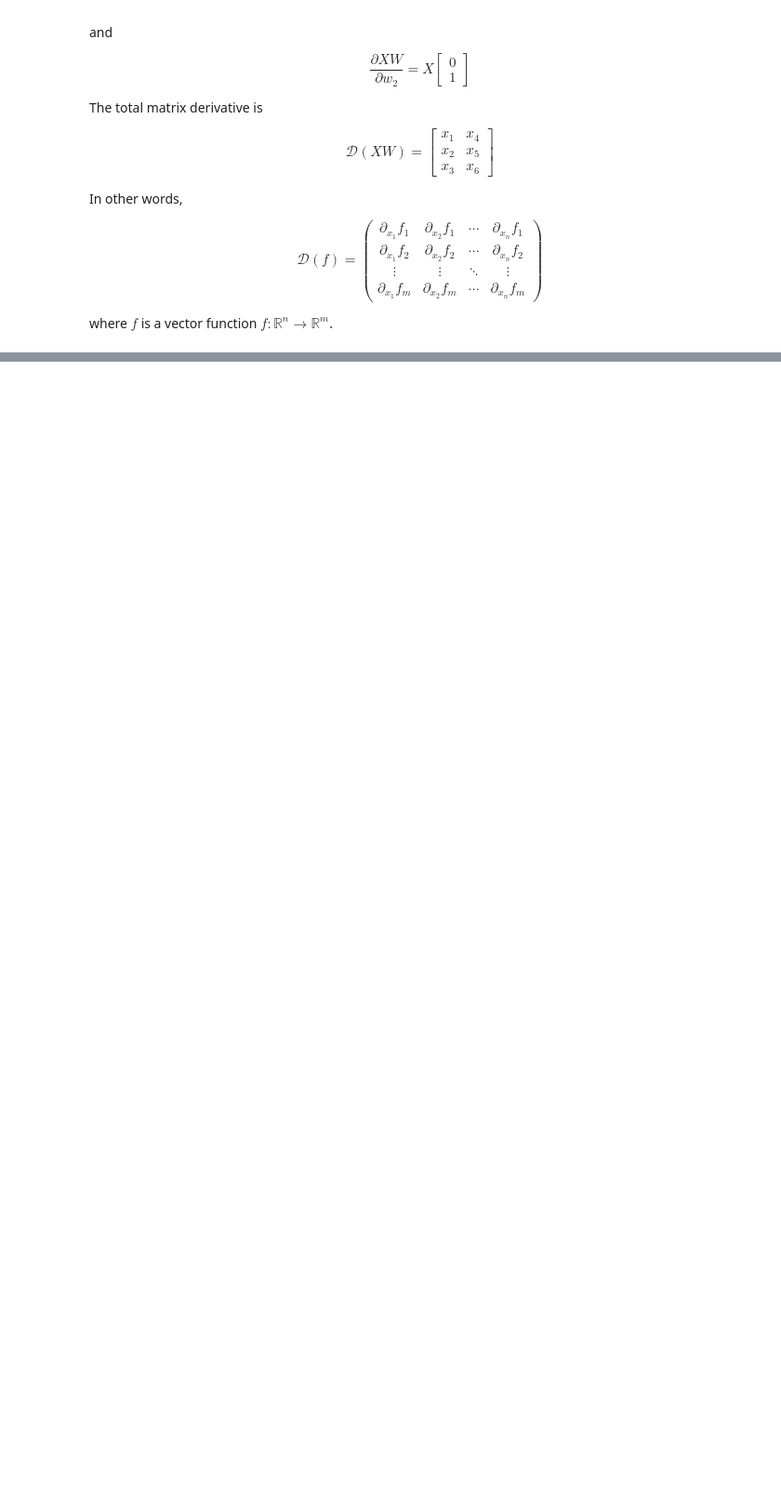
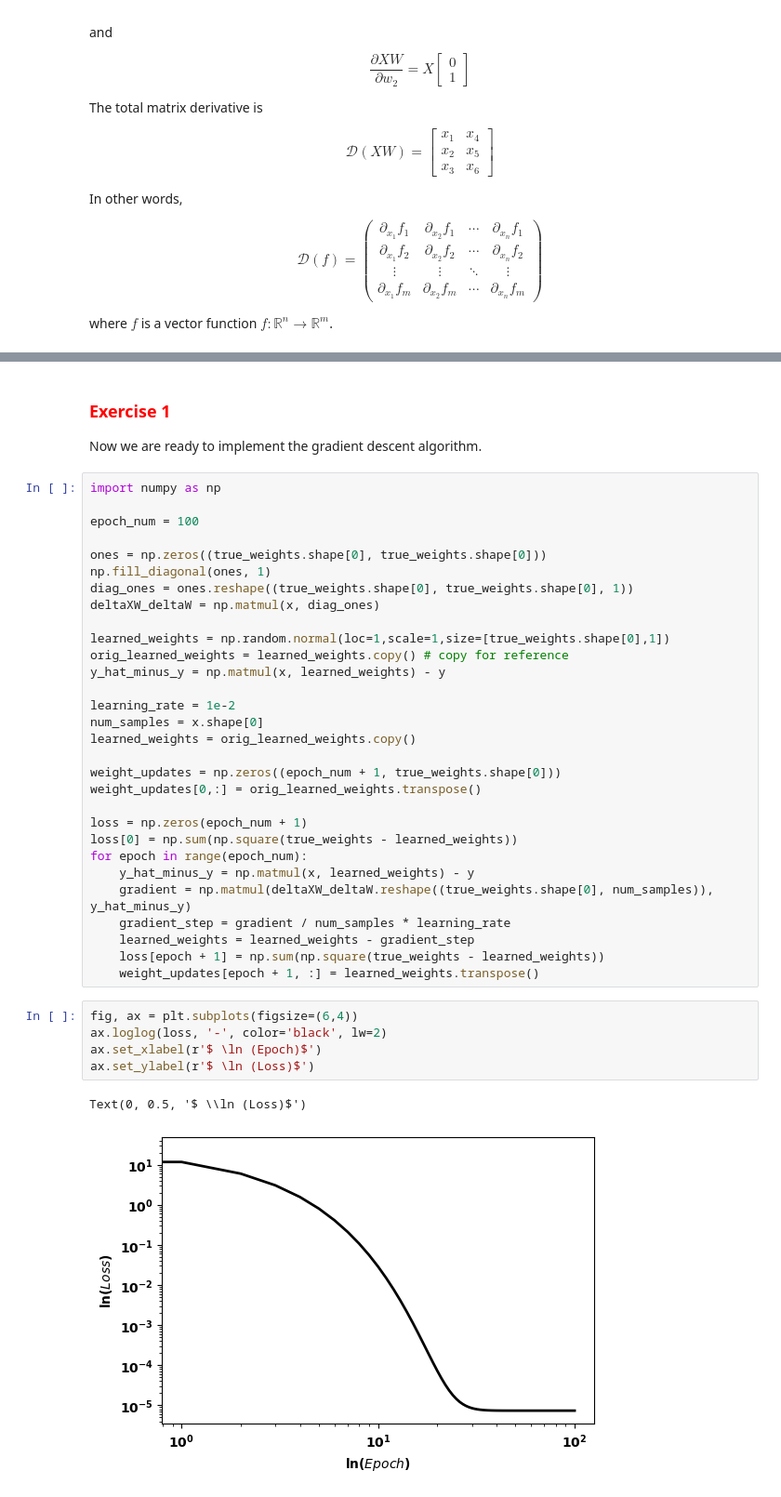
Before and after one commit to christianlange196/ImageProcessing, a Jupyter notebook: labs/accelerometer/test.ipynb, the cells around one changed output, grey strips where cells are left out. Shown at 93% size. Cells and saved outputs as stored; diff of their text form; blank space fills up the shorter version.

Commit message:
Add gradient descent

```diff
--- a/labs/accelerometer/test.ipynb
+++ b/labs/accelerometer/test.ipynb
@@ -194,0 +224,42 @@ array([[1., 4.],
+# %% [markdown]
+### <span style="color:red"> Exercise 1</span>
+
+Now we are ready to implement the gradient descent algorithm.
+# %%
+import numpy as np
+
+epoch_num = 100
+
+ones = np.zeros((true_weights.shape[0], true_weights.shape[0]))
+np.fill_diagonal(ones, 1)
+diag_ones = ones.reshape((true_weights.shape[0], true_weights.shape[0], 1))
+deltaXW_deltaW = np.matmul(x, diag_ones)
+
+learned_weights = np.random.normal(loc=1,scale=1,size=[true_weights.shape[0],1])
+orig_learned_weights = learned_weights.copy() # copy for reference
+y_hat_minus_y = np.matmul(x, learned_weights) - y
+
+learning_rate = 1e-2
+num_samples = x.shape[0]
+learned_weights = orig_learned_weights.copy()
+
+weight_updates = np.zeros((epoch_num + 1, true_weights.shape[0]))
+weight_updates[0,:] = orig_learned_weights.transpose()
+
+loss = np.zeros(epoch_num + 1)
+loss[0] = np.sum(np.square(true_weights - learned_weights))
+for epoch in range(epoch_num):
+    y_hat_minus_y = np.matmul(x, learned_weights) - y
+    gradient = np.matmul(deltaXW_deltaW.reshape((true_weights.shape[0], num_samples)), y_hat_minus_y)
+    gradient_step = gradient / num_samples * learning_rate
+    learned_weights = learned_weights - gradient_step
+    loss[epoch + 1] = np.sum(np.square(true_weights - learned_weights))
+    weight_updates[epoch + 1, :] = learned_weights.transpose()
+# %%
+fig, ax = plt.subplots(figsize=(6,4))
+ax.loglog(loss, '-', color='black', lw=2)
+ax.set_xlabel(r'$ \ln (Epoch)$')
+ax.set_ylabel(r'$ \ln (Loss)$')
+# %% [output]
+Text(0, 0.5, '$ \\ln (Loss)$')
+[figure, added]
```
Also changed, not shown: parts of 7 cells of this notebook, 1 other file.
